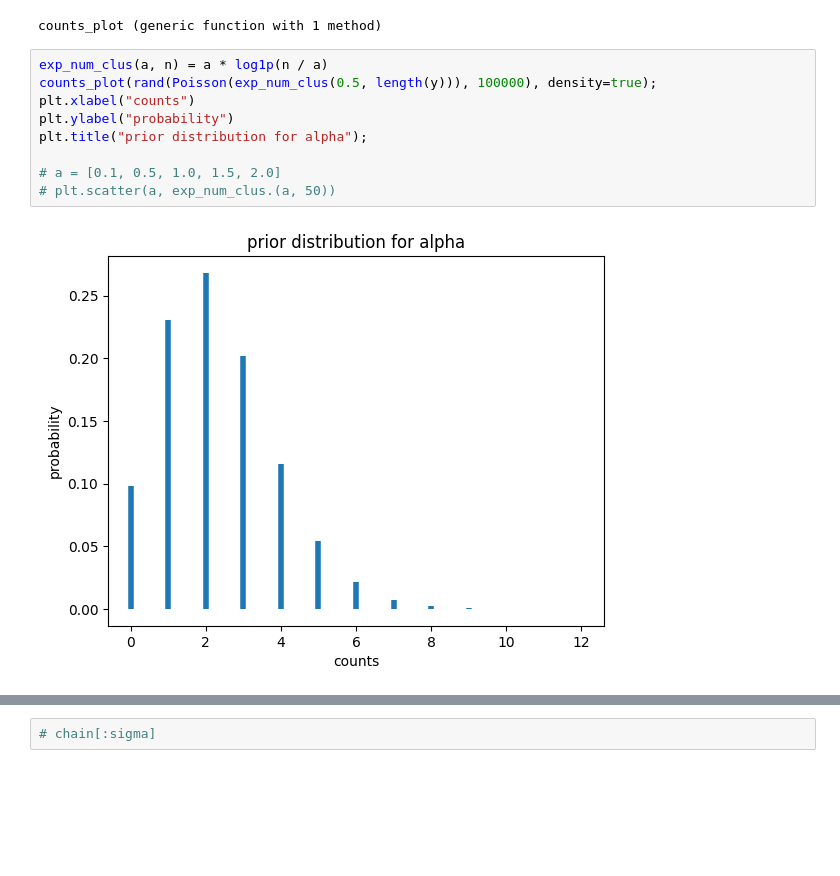
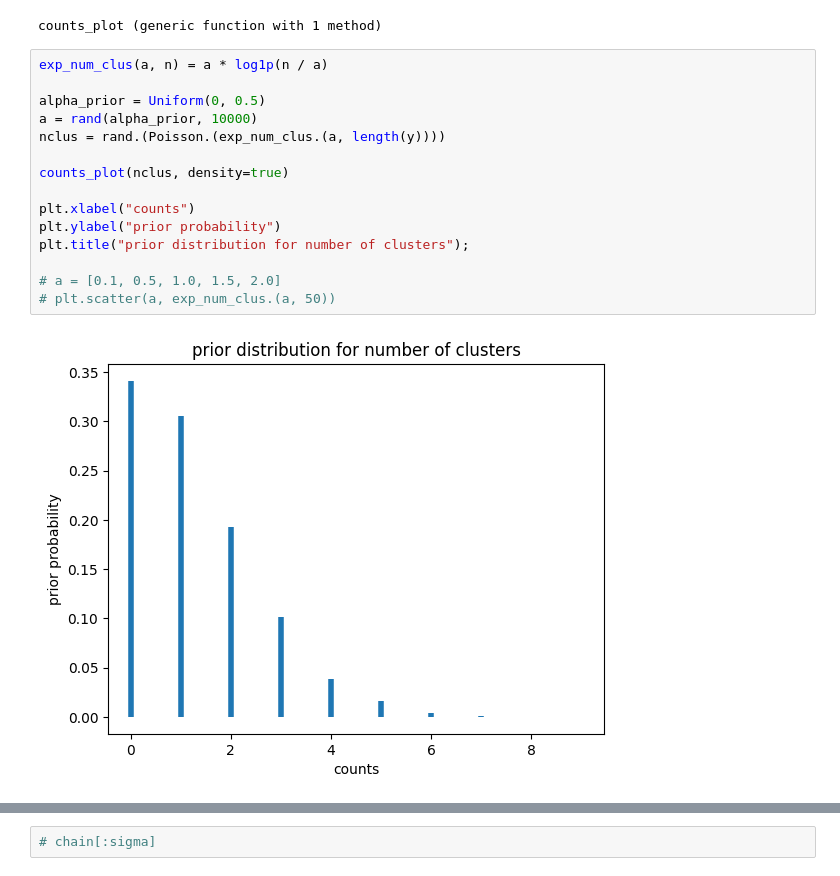
Before and after one commit to luiarthur/TuringBnpBenchmarks, a Jupyter notebook: src/dp-gmm/notebooks/dp_crp_gmm_turing.ipynb, the cells around one changed output, grey strips where cells are left out. Drawn from its saved outputs; the diff is of its cells as text; blank space fills up the shorter version.

```diff
--- a/src/dp-gmm/notebooks/dp_crp_gmm_turing.ipynb
+++ b/src/dp-gmm/notebooks/dp_crp_gmm_turing.ipynb
@@ -67,13 +66,19 @@ end
 counts_plot (generic function with 1 method)
 # %%
 exp_num_clus(a, n) = a * log1p(n / a)
-counts_plot(rand(Poisson(exp_num_clus(0.5, length(y))), 100000), density=true);
+
+alpha_prior = Uniform(0, 0.5)
+a = rand(alpha_prior, 10000)
+nclus = rand.(Poisson.(exp_num_clus.(a, length(y))))
+
+counts_plot(nclus, density=true)
+
 plt.xlabel("counts")
-plt.ylabel("probability")
-plt.title("prior distribution for alpha");
+plt.ylabel("prior probability")
+plt.title("prior distribution for number of clusters");
 
 # a = [0.1, 0.5, 1.0, 1.5, 2.0]
 # plt.scatter(a, exp_num_clus.(a, 50))
 # %% [output]
-[figure, old version]
+[figure, new version]
 # %%
```
Also changed, not shown: parts of 13 cells of this notebook, 1 other file.
